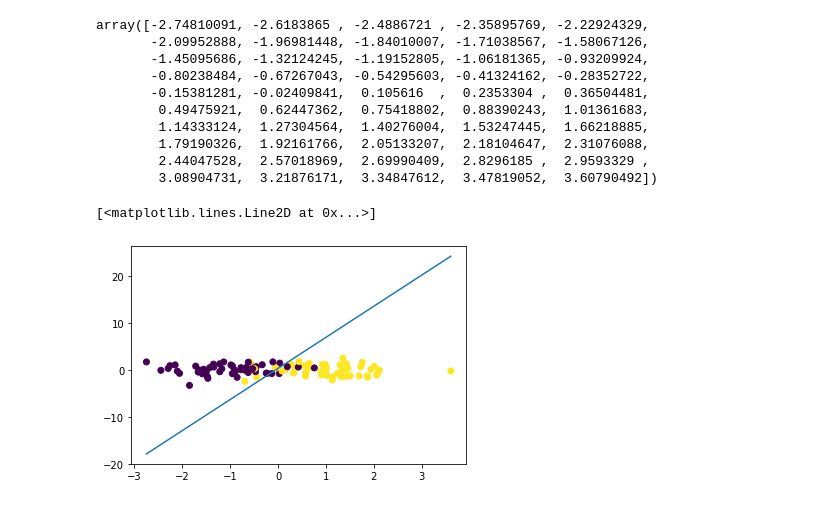
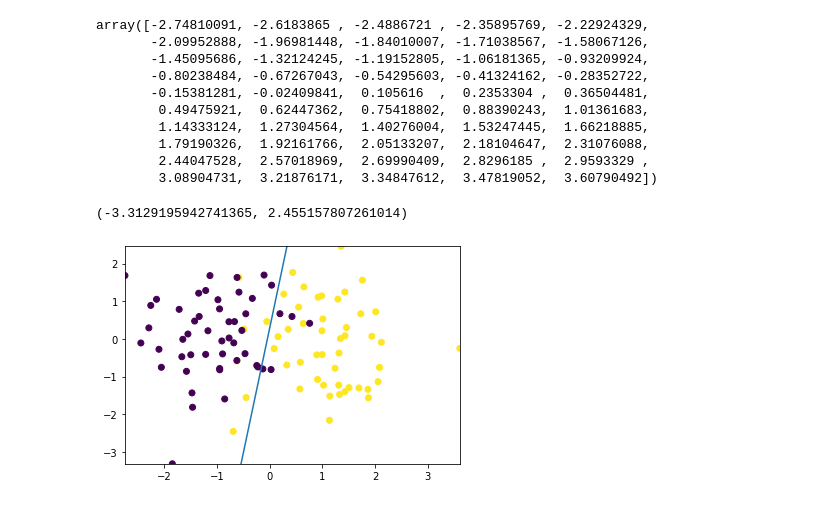
Before and after one commit to AnYeHyeon/DataScience2023, a Jupyter notebook: LogisticRegression.ipynb, the cells around one changed output. Saved outputs shown, nothing was run; the diff lists cells and outputs as text; code cells hidden in the pictures.

```diff
--- a/LogisticRegression.ipynb
+++ b/LogisticRegression.ipynb
@@ -239,6 +239,8 @@ x2 = -1*(b+W[0][0]*x1)/W[0][1]
 # %%
 plt.scatter(df['X1'], df['X2'], c = df['y'])
 plt.plot(x1, x2)
+plt.xlim(df['X1'].min(), df['X1'].max()) # x축의 범위를 제한
+plt.ylim(df['X2'].min(), df['X2'].max()) # y축의 범위를 제한
 # %% [output]
-[<matplotlib.lines.Line2D at 0x...>]
+(-3.3129195942741365, 2.455157807261014)
-[figure, old version]
+[figure, new version]
```
Also changed, not shown: parts of 2 cells of this notebook.
